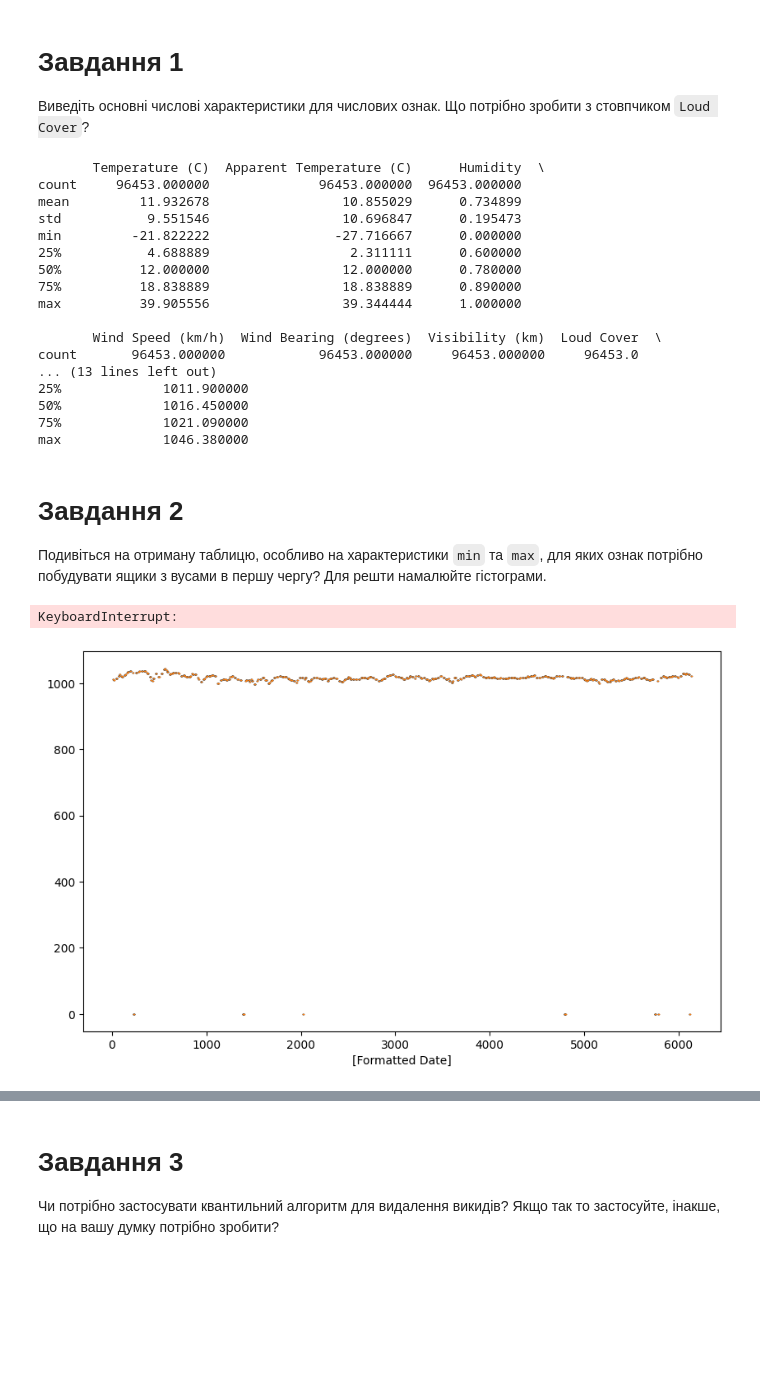
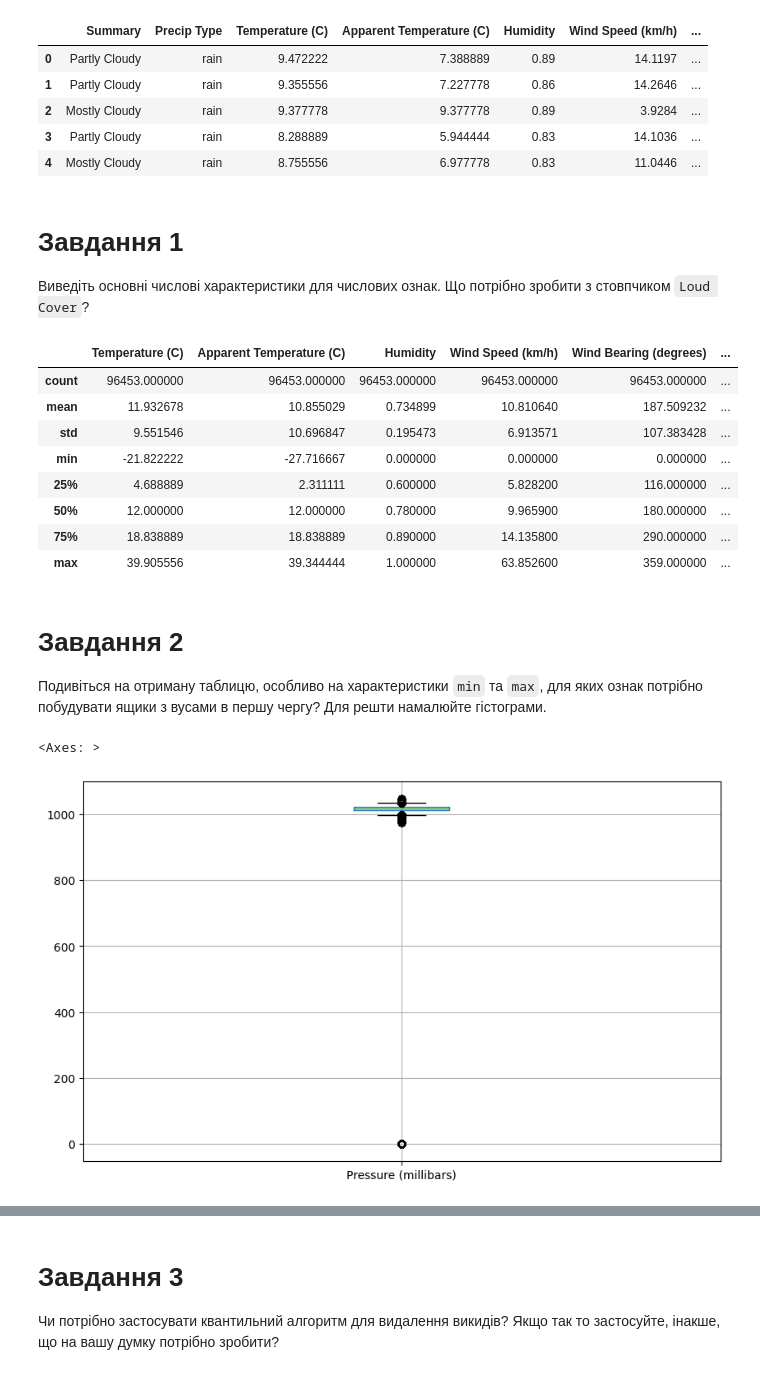
Before and after one commit to VDidyk/AI, a Jupyter notebook: module2/Практична_аналіз_даних2.ipynb, the cells around one changed output, grey strips where cells are left out. Saved outputs shown, nothing was run; the diff lists cells and outputs as text; code cells hidden in the pictures; blank space fills up the shorter version.

```diff
--- a/module2/Практична_аналіз_даних2.ipynb
+++ b/module2/Практична_аналіз_даних2.ipynb
@@ -19,36 +9,37 @@ df.head()
+# %%
+df.head()
+# %% [output]
+|  | Summary | Precip Type | Temperature (C) | Apparent Temperature (C) | Humidity | Wind Speed (km/h) | ... |
+| 0 | Partly Cloudy | rain | 9.472222 | 7.388889 | 0.89 | 14.1197 | ... |
+| 1 | Partly Cloudy | rain | 9.355556 | 7.227778 | 0.86 | 14.2646 | ... |
+| 2 | Mostly Cloudy | rain | 9.377778 | 9.377778 | 0.89 | 3.9284 | ... |
+| 3 | Partly Cloudy | rain | 8.288889 | 5.944444 | 0.83 | 14.1036 | ... |
+| 4 | Mostly Cloudy | rain | 8.755556 | 6.977778 | 0.83 | 11.0446 | ... |
 # %% [markdown]
 # Завдання 1
 Виведіть основні числові характеристики для числових ознак. Що потрібно зробити з стовпчиком `Loud Cover`?
 # %%
-print(df.describe(include='number'))
+df.describe(include='number')
 
 #Lound Cover потрібно видалити тому що не містить жодної цінної інформації.
 # %% [output]
-       Temperature (C)  Apparent Temperature (C)      Humidity  \
-count     96453.000000              96453.000000  96453.000000
-mean         11.932678                 10.855029      0.734899
-std           9.551546                 10.696847      0.195473
-min         -21.822222                -27.716667      0.000000
-25%           4.688889                  2.311111      0.600000
-50%          12.000000                 12.000000      0.780000
-75%          18.838889                 18.838889      0.890000
-max          39.905556                 39.344444      1.000000
-
-       Wind Speed (km/h)  Wind Bearing (degrees)  Visibility (km)  Loud Cover  \
-count       96453.000000            96453.000000     96453.000000     96453.0
-... (13 lines left out)
-25%             1011.900000
-50%             1016.450000
-75%             1021.090000
-max             1046.380000
+|  | Temperature (C) | Apparent Temperature (C) | Humidity | Wind Speed (km/h) | Wind Bearing (degrees) | ... |
+| count | 96453.000000 | 96453.000000 | 96453.000000 | 96453.000000 | 96453.000000 | ... |
+| mean | 11.932678 | 10.855029 | 0.734899 | 10.810640 | 187.509232 | ... |
+| std | 9.551546 | 10.696847 | 0.195473 | 6.913571 | 107.383428 | ... |
+| min | -21.822222 | -27.716667 | 0.000000 | 0.000000 | 0.000000 | ... |
+| 25% | 4.688889 | 2.311111 | 0.600000 | 5.828200 | 116.000000 | ... |
+| 50% | 12.000000 | 12.000000 | 0.780000 | 9.965900 | 180.000000 | ... |
+| 75% | 18.838889 | 18.838889 | 0.890000 | 14.135800 | 290.000000 | ... |
+| max | 39.905556 | 39.344444 | 1.000000 | 63.852600 | 359.000000 | ... |
 # %% [markdown]
 # Завдання 2
 Подивіться на отриману таблицю, особливо на характеристики `min` та `max`, для яких ознак потрібно побудувати ящики з вусами в першу чергу? Для решти намалюйте гістограми.
 # %%
-df[["Formatted Date", "Pressure (millibars)"]].boxplot(by='Formatted Date', figsize=(10,6))
+df[["Pressure (millibars)"]].boxplot(figsize=(10,6))
 # %% [output]
-KeyboardInterrupt:
+<Axes: >
-[figure, old version]
+[figure, new version]
 # %%
 for column_name in df.columns:
     if df[column_name].dtype == 'float64' and column_name != "Pressure (millibars)":
```
Also changed, not shown: parts of 6 cells of this notebook.
